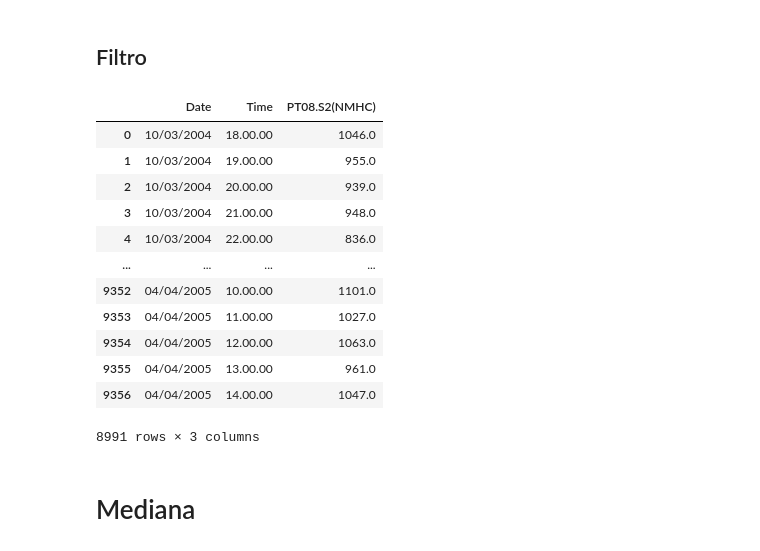
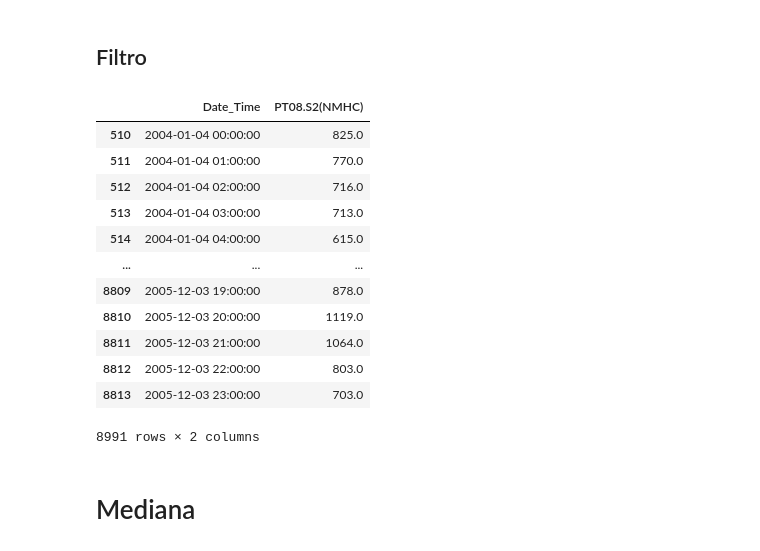
Before and after one commit to Abstractize/Descriptive-statistics, a Jupyter notebook: Tarea 1.ipynb, the cells around one changed output. Cells and saved outputs as stored; diff of their text form; code cells hidden in the pictures.

```diff
--- a/Tarea 1.ipynb
+++ b/Tarea 1.ipynb
@@ -13,7 +13,8 @@ import os
 import pandas as pd
 
 path = os.path.join('./AirQualityUCI.csv')
-data = pd.read_csv(path, delimiter=';')
+data = pd.read_csv(path, delimiter=';',parse_dates=[['Date', 'Time']])
+data['Date_Time'] = [x.replace('.', ':') for x in data['Date_Time']]
 
 data
 # %% [output]
@@ -35,25 +36,27 @@ data
 # %%
 # https://pandas.pydata.org/pandas-docs/stable/reference/api/pandas.DataFrame.html
 
-data = data[['Date','Time' ,'PT08.S2(NMHC)']]
+data = data[['Date_Time' ,'PT08.S2(NMHC)']]
 data = data[data['PT08.S2(NMHC)'].notnull()]
 data = data[data['PT08.S2(NMHC)'] != -200]
+data['Date_Time'] = pd.to_datetime(data['Date_Time'])
+data = data.sort_values(by=['Date_Time'])
 
 data
 # %% [output]
-|  | Date | Time | PT08.S2(NMHC) |
-| 0 | 10/03/2004 | 18.00.00 | 1046.0 |
-| 1 | 10/03/2004 | 19.00.00 | 955.0 |
-| 2 | 10/03/2004 | 20.00.00 | 939.0 |
-| 3 | 10/03/2004 | 21.00.00 | 948.0 |
-| 4 | 10/03/2004 | 22.00.00 | 836.0 |
-| ... | ... | ... | ... |
-| 9352 | 04/04/2005 | 10.00.00 | 1101.0 |
-| 9353 | 04/04/2005 | 11.00.00 | 1027.0 |
-| 9354 | 04/04/2005 | 12.00.00 | 1063.0 |
-| 9355 | 04/04/2005 | 13.00.00 | 961.0 |
-| 9356 | 04/04/2005 | 14.00.00 | 1047.0 |
+|  | Date_Time | PT08.S2(NMHC) |
+| 510 | 2004-01-04 00:00:00 | 825.0 |
+| 511 | 2004-01-04 01:00:00 | 770.0 |
+| 512 | 2004-01-04 02:00:00 | 716.0 |
+| 513 | 2004-01-04 03:00:00 | 713.0 |
+| 514 | 2004-01-04 04:00:00 | 615.0 |
+| ... | ... | ... |
+| 8809 | 2005-12-03 19:00:00 | 878.0 |
+| 8810 | 2005-12-03 20:00:00 | 1119.0 |
+| 8811 | 2005-12-03 21:00:00 | 1064.0 |
+| 8812 | 2005-12-03 22:00:00 | 803.0 |
+| 8813 | 2005-12-03 23:00:00 | 703.0 |
-8991 rows × 3 columns
+8991 rows × 2 columns
 # %% [markdown]
 # Mediana
 # %%
```
Also changed, not shown: parts of 8 cells of this notebook.
